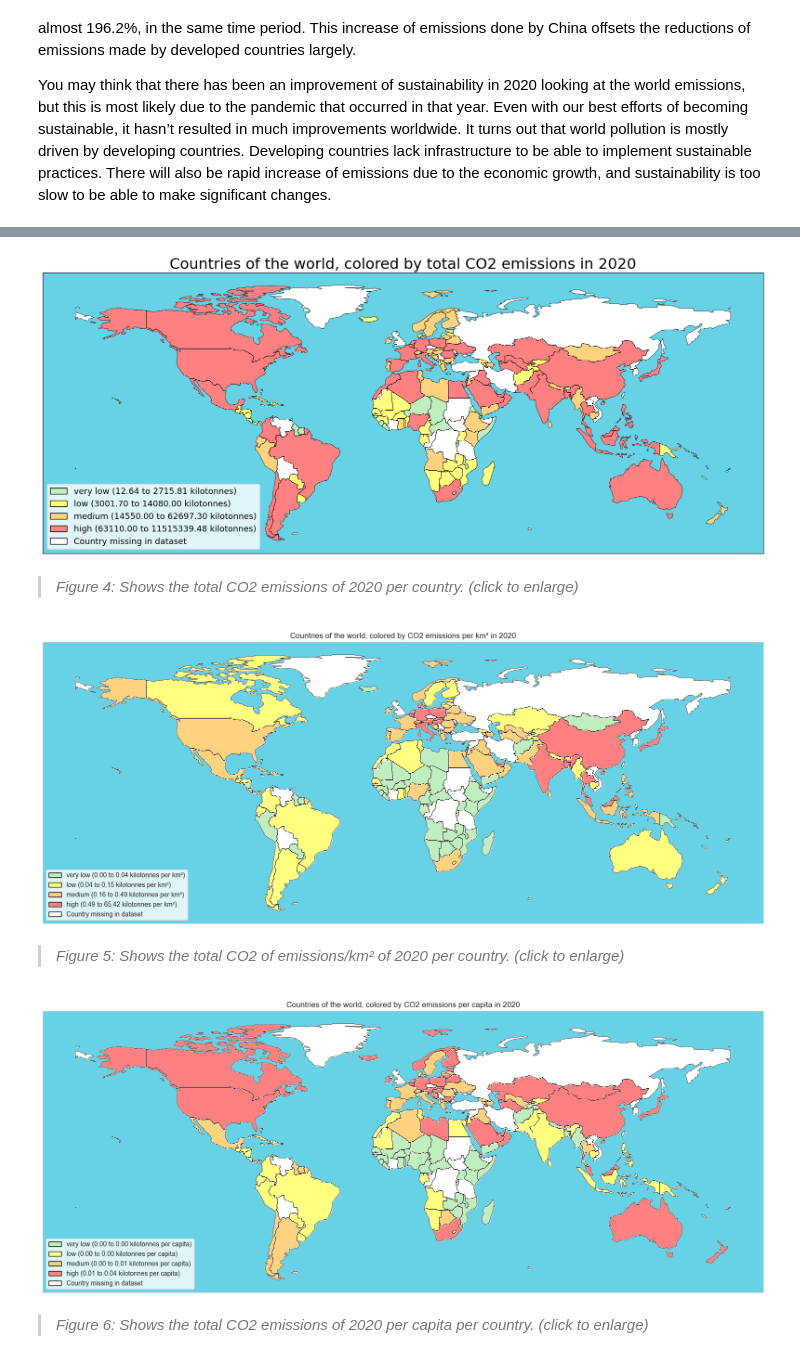
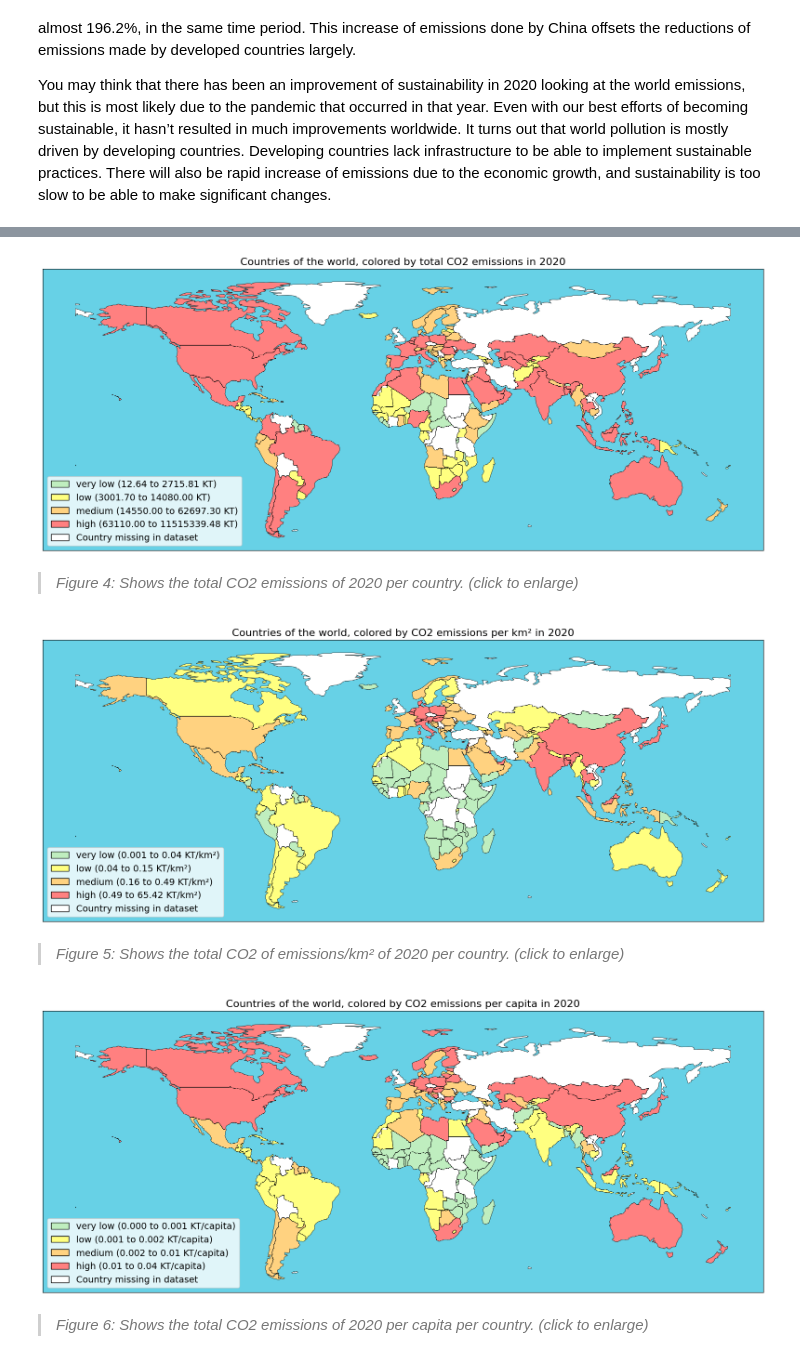
Before and after one commit to pjhoor/fishyRepo, a Jupyter notebook: _sources/story.ipynb, the cells around one changed output, grey strips where cells are left out. Saved outputs shown, nothing was run; the diff lists cells and outputs as text; code cells hidden in the pictures.

```diff
--- a/_sources/story.ipynb
+++ b/_sources/story.ipynb
@@ -453,6 +443,27 @@ import geopandas as gpd
 
 merge = pd.read_csv('../graphs/graphA/merge.csv', usecols=['Area','2020','2020/area','2020/pop'])
 gdf = gpd.read_file('../graphs/graphC/shapes/ne_110m_admin_0_countries.shp')
+
+# Function to reduce saturation by 50%
+def reduce_saturation(color):
+    # Convert color name to RGB
+    rgb = mcolors.to_rgb(color)
+    # Convert RGB to HSV
+    hsv = mcolors.rgb_to_hsv(rgb)
+    # Reduce saturation by 50%
+    hsv[1] *= 0.5
+    # Convert back to RGB
+    return mcolors.hsv_to_rgb(hsv)
+
+def custom_format(num):
+    # Start with two decimal places
+    precision = 2
+    formatted = f"{num:.{precision}f}"
+    # If the formatted number is 0.00, increase precision until a non-zero digit appears
+    while formatted == "0.00":
+        precision += 1
+        formatted = f"{num:.{precision}f}"
+    return formatted
 
 
 def plot_emissions_by_country(data, country_col, emission_col, graph_title, unit):
@@ -480,17 +491,6 @@ def plot_emissions_by_country(data, country_col, emission_col, graph_title, unit
     # Original list of colors
     colors = ['lightgreen', 'yellow', 'orange', 'red']
 
-    # Function to reduce saturation by 50%
-    def reduce_saturation(color):
-        # Convert color name to RGB
-        rgb = mcolors.to_rgb(color)
-        # Convert RGB to HSV
-        hsv = mcolors.rgb_to_hsv(rgb)
-        # Reduce saturation by 50%
-        hsv[1] *= 0.5
-        # Convert back to RGB
-        return mcolors.hsv_to_rgb(hsv)
-
     # Apply the function to each color in the list
     colors = [reduce_saturation(color) for color in colors]
 
@@ -512,27 +512,27 @@ def plot_emissions_by_country(data, country_col, emission_col, graph_title, unit
     ax.set_facecolor((0.404, 0.82, 0.902))
 
     # Set the plot title and subtitle
-    plt.title(graph_title, fontsize=23)
+    plt.title(graph_title, fontsize=16)
 
     # Define new labels for the quartiles
     quartile_labels = ["very low", "low", "medium", "high"]
 
     # Create custom legend for the quartiles and missing countries
-    legend_labels = [f'{quartile_labels[i]} ({quartile_ranges.iloc[i]["min"]:.2f} to {quartile_ranges.iloc[i]["max"]:.2f} {unit})' for i in range(4)]
+    legend_labels = [f'{quartile_labels[i]} ({custom_format(quartile_ranges.iloc[i]["min"])} to {custom_format(quartile_ranges.iloc[i]["max"])} {unit})' for i in range(4)]
     legend_patches = [mpatches.Patch(facecolor=colors[i], edgecolor='black', label=legend_labels[i]) for i in range(4)]
 
     # Add the custom patch for countries missing in the dataset
     patch_missing = mpatches.Patch(facecolor=(1, 1, 1), edgecolor='black', label='Country missing in dataset')
     legend_patches.append(patch_missing)
-    plt.legend(handles=legend_patches, loc='lower left', fontsize=13)
+    plt.legend(handles=legend_patches, loc='lower left', fontsize=14)
 
     plt.show()
 # %% [markdown]
 <div class="map-container">
 # %%
-plot_emissions_by_country(merge, 'Area', '2020', 'Countries of the world, colored by total CO2 emissions in 2020', 'kilotonnes')
+plot_emissions_by_country(merge, 'Area', '2020', 'Countries of the world, colored by total CO2 emissions in 2020', 'KT')
 # %% [output]
-[figure, old version]
+[figure, new version]
 # %% [markdown]
 </div>
 
@@ -540,18 +540,18 @@ plot_emissions_by_country(merge, 'Area', '2020', 'Countries of the world, colore
 
 <div class="map-container">
 # %%
-plot_emissions_by_country(merge, 'Area', '2020/area', 'Countries of the world, colored by CO2 emissions per km² in 2020', 'kilotonnes per km²')
+plot_emissions_by_country(merge, 'Area', '2020/area', 'Countries of the world, colored by CO2 emissions per km² in 2020', 'KT/km²')
 # %% [output]
-[figure, old version]
+[figure, new version]
 # %% [markdown]
 </div>
 
 > *Figure 5: Shows the total CO2 of emissions/km² of 2020 per country. (click to enlarge)*
 <div class="map-container">
 # %%
-plot_emissions_by_country(merge, 'Area', '2020/pop', 'Countries of the world, colored by CO2 emissions per capita in 2020', 'kilotonnes per capita')
+plot_emissions_by_country(merge, 'Area', '2020/pop', 'Countries of the world, colored by CO2 emissions per capita in 2020', 'KT/capita')
 # %% [output]
-[figure, old version]
+[figure, new version]
 # %% [markdown]
 </div>
 
```
Also changed, not shown: parts of 24 cells of this notebook, 26 other files.
